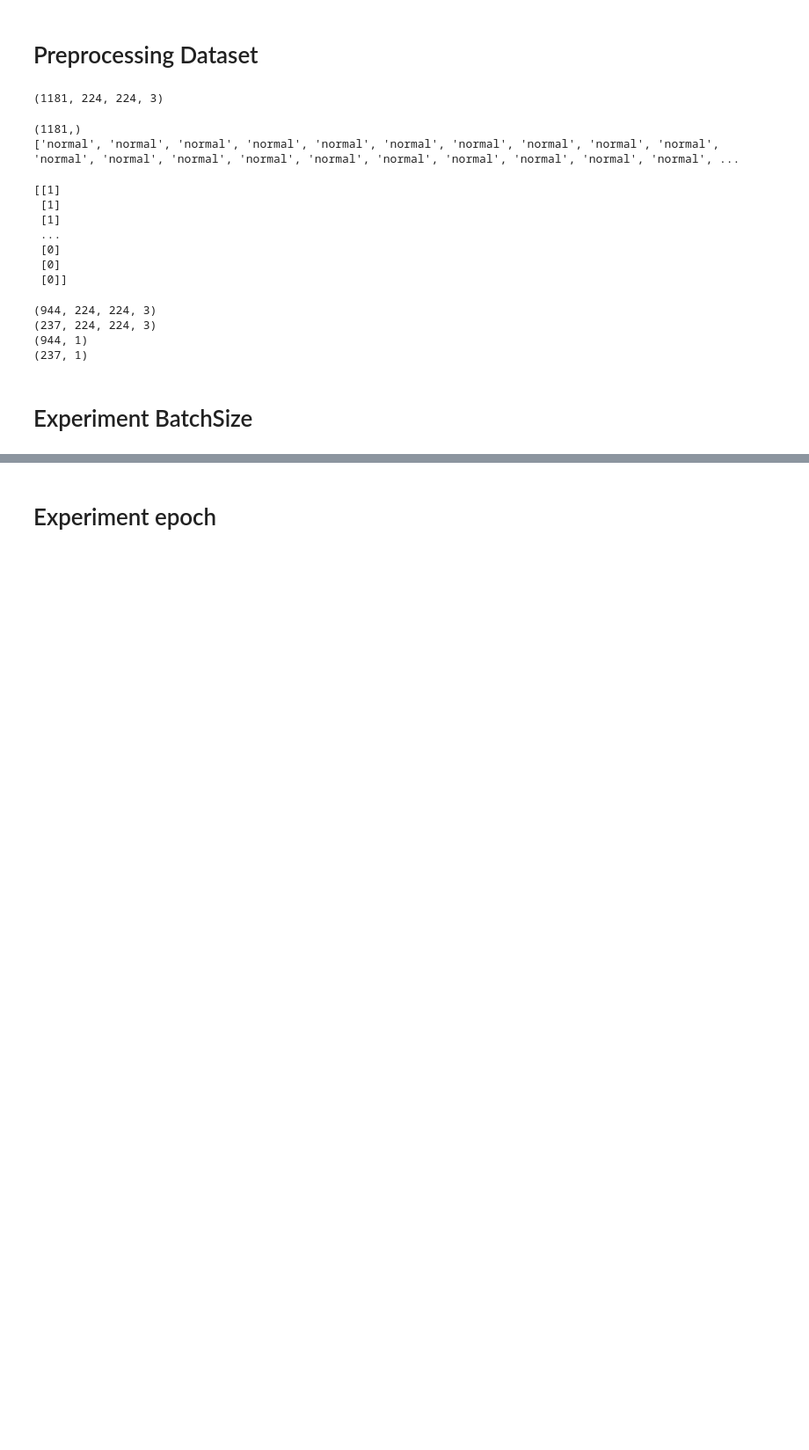
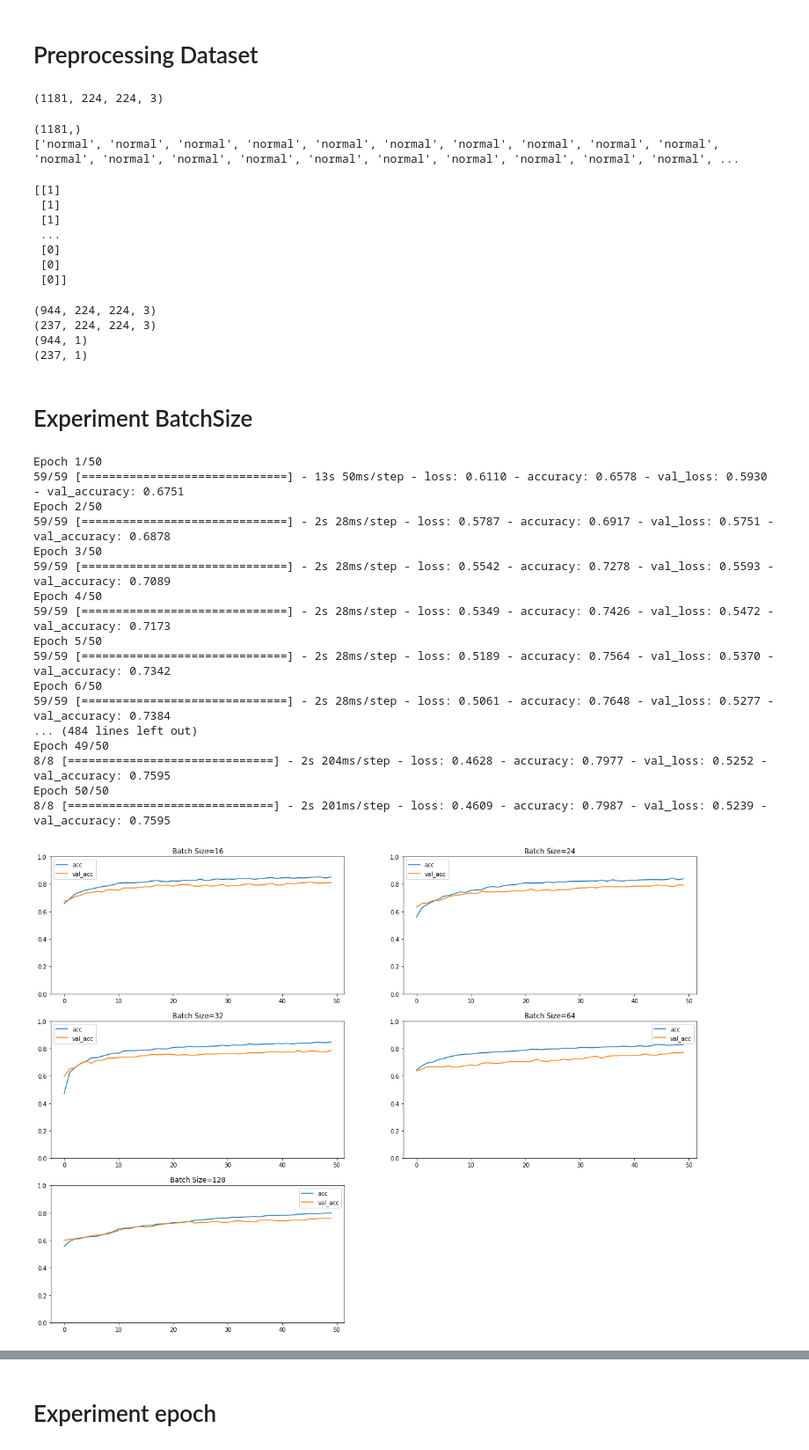
Before and after one commit to torotoro21/GLAUCOMA-DETECTION, a Jupyter notebook: Experiment_Hyperparameters_in_MobileNetV2Glaucoma.ipynb, the cells around one changed output, grey strips where cells are left out. Shown at 88% size. Saved outputs shown, nothing was run; the diff lists cells and outputs as text; code cells hidden in the pictures; blank space fills up the shorter version.

```diff
--- a/Experiment_Hyperparameters_in_MobileNetV2Glaucoma.ipynb
+++ b/Experiment_Hyperparameters_in_MobileNetV2Glaucoma.ipynb
@@ -111,3 +134,38 @@ plot_model(conv_base, to_file='model.png', show_shapes=True, show_layer_names=Fa
+# %%
+batch_size = [16, 24, 32, 64, 128]
+
+
+plt.figure(figsize=(20, 20))
+for i in range(len(batch_size)):
+
+    # determine the plot number
+    plot_no = 420 + (i+1)
+    plt.subplot(plot_no)
+
+    # fit model and plot learning curves for a learning rate
+    fit_second_model(X_train, Y_train, X_test, Y_test, batch_size[i])
+
+# show learning curves
+plt.show()
+# %% [output]
+Epoch 1/50
+59/59 [==============================] - 13s 50ms/step - loss: 0.6110 - accuracy: 0.6578 - val_loss: 0.5930 - val_accuracy: 0.6751
+Epoch 2/50
+59/59 [==============================] - 2s 28ms/step - loss: 0.5787 - accuracy: 0.6917 - val_loss: 0.5751 - val_accuracy: 0.6878
+Epoch 3/50
+59/59 [==============================] - 2s 28ms/step - loss: 0.5542 - accuracy: 0.7278 - val_loss: 0.5593 - val_accuracy: 0.7089
+Epoch 4/50
+59/59 [==============================] - 2s 28ms/step - loss: 0.5349 - accuracy: 0.7426 - val_loss: 0.5472 - val_accuracy: 0.7173
+Epoch 5/50
+59/59 [==============================] - 2s 28ms/step - loss: 0.5189 - accuracy: 0.7564 - val_loss: 0.5370 - val_accuracy: 0.7342
+Epoch 6/50
+59/59 [==============================] - 2s 28ms/step - loss: 0.5061 - accuracy: 0.7648 - val_loss: 0.5277 - val_accuracy: 0.7384
+... (484 lines left out)
+Epoch 49/50
+8/8 [==============================] - 2s 204ms/step - loss: 0.4628 - accuracy: 0.7977 - val_loss: 0.5252 - val_accuracy: 0.7595
+Epoch 50/50
+8/8 [==============================] - 2s 201ms/step - loss: 0.4609 - accuracy: 0.7987 - val_loss: 0.5239 - val_accuracy: 0.7595
+[figure, added]
 # %%
 def fit_second_model(x_train, y_train, x_test, y_test, bs):
 
```
Also changed, not shown: parts of 29 cells of this notebook.
